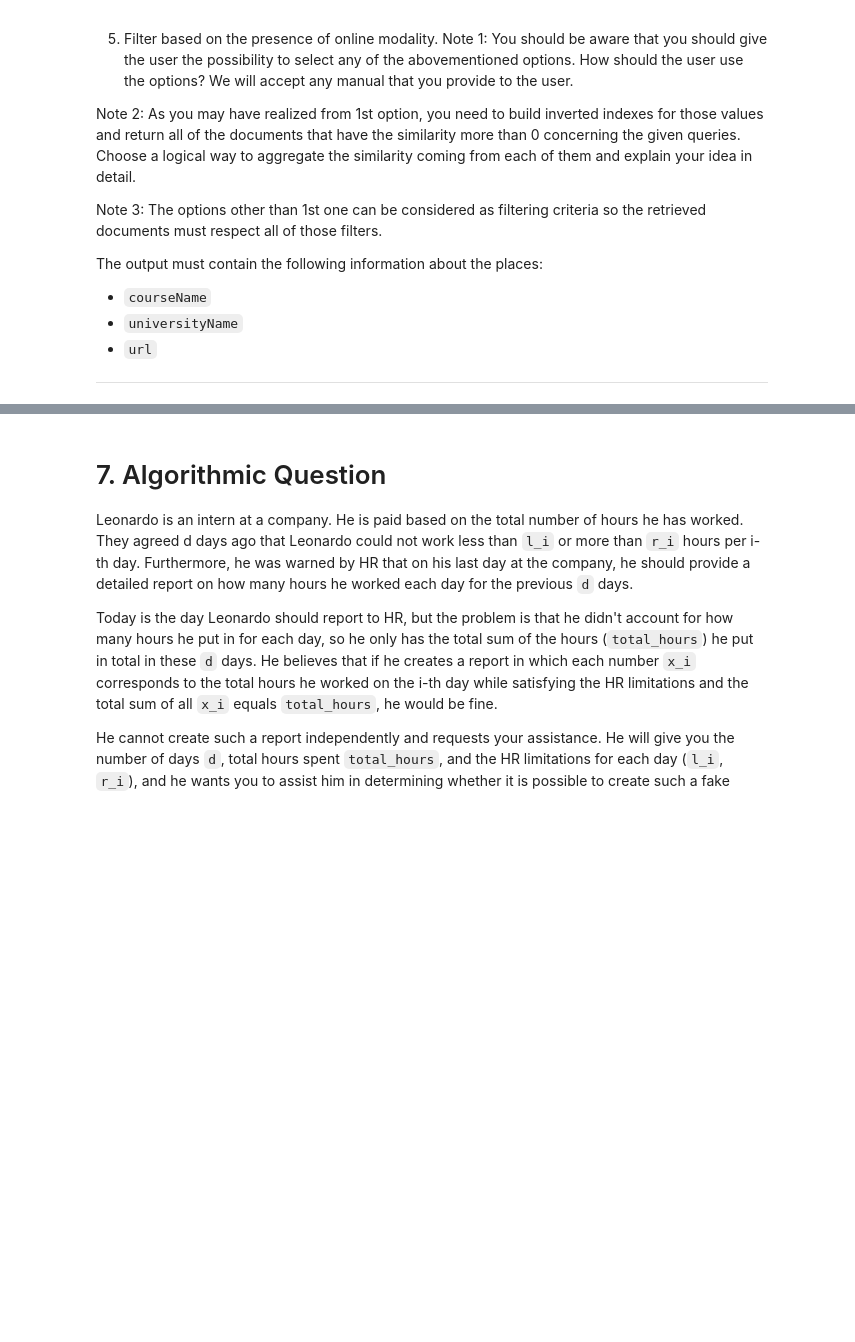
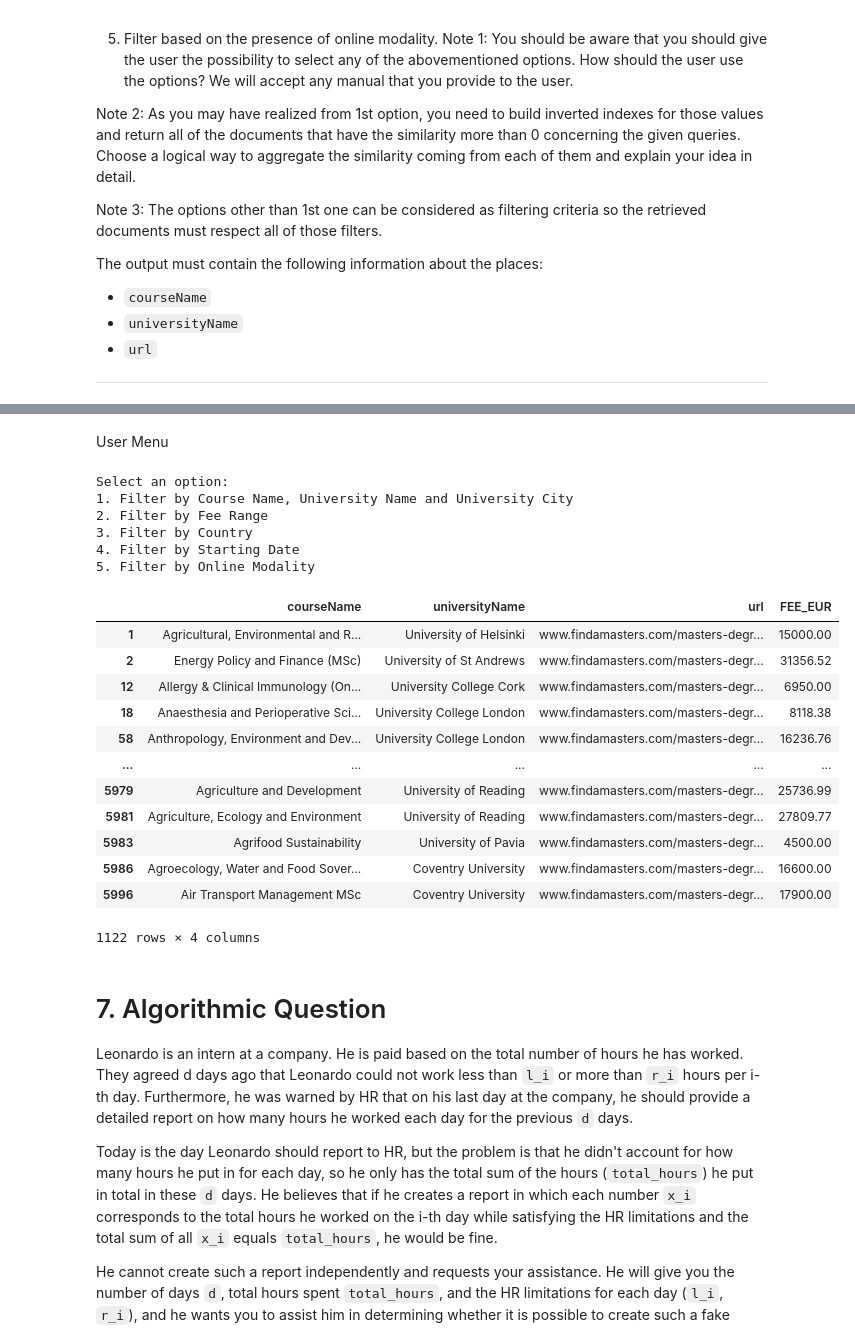
Before and after one commit to saifali03/Master-s-Degrees-from-all-over-, a Jupyter notebook: main.ipynb, the cells around one changed output, grey strips where cells are left out. Saved outputs shown, nothing was run; the diff lists cells and outputs as text; code cells hidden in the pictures; blank space fills up the shorter version.

```diff
--- a/main.ipynb
+++ b/main.ipynb
@@ -775,3 +889,59 @@ The output must contain the following information about the places:
+# %% [markdown]
+User Menu
+# %%
+print("Select an option:")
+print("1. Filter by Course Name, University Name and University City")
+print("2. Filter by Fee Range")
+print("3. Filter by Country")
+print("4. Filter by Starting Date")
+print("5. Filter by Online Modality")
+
+user_choice = input("Enter the option number: ")
+
+if user_choice == '1':
+    user_input_1 = input("Course Name:")
+    user_input_2 = input("University Name:")
+    user_input_3 = input("University City:")
+    search_1 (user_input_1,user_input_2,user_input_3, df)
+elif user_choice == '2':
+    min_fee= float(input ("Minimum Fee:"))
+    max_fee= float(input ("Maximum Fee:"))
+    app = search_2(min_fee, max_fee, df)
+    display(app)
+elif user_choice == '3':
+    user_input_countries = input("Enter a list of countries (comma-separated): ")
+    # Split the user input into a list of countries
+    selected_countries = [country.strip() for country in user_input_countries.split(',')]
+    app = search_3(selected_countries, df)
+    display(app)
+elif user_choice == '4':
+    print("Search 4 not implemented.")
+elif user_choice == '5':
+    query_modality = input("Please write Online or Offline: ")
+    app = search_5 (query_modality, df)
+    display(app)
+else:
+    print("Invalid option. Please choose a number between 1 and 5.")
+# %% [output]
+Select an option:
+1. Filter by Course Name, University Name and University City
+2. Filter by Fee Range
+3. Filter by Country
+4. Filter by Starting Date
+5. Filter by Online Modality
+|  | courseName | universityName | url | FEE_EUR |
+| 1 | Agricultural, Environmental and R... | University of Helsinki | www.findamasters.com/masters-degr... | 15000.00 |
+| 2 | Energy Policy and Finance (MSc) | University of St Andrews | www.findamasters.com/masters-degr... | 31356.52 |
+| 12 | Allergy & Clinical Immunology (On... | University College Cork | www.findamasters.com/masters-degr... | 6950.00 |
+| 18 | Anaesthesia and Perioperative Sci... | University College London | www.findamasters.com/masters-degr... | 8118.38 |
+| 58 | Anthropology, Environment and Dev... | University College London | www.findamasters.com/masters-degr... | 16236.76 |
+| ... | ... | ... | ... | ... |
+| 5979 | Agriculture and Development | University of Reading | www.findamasters.com/masters-degr... | 25736.99 |
+| 5981 | Agriculture, Ecology and Environment | University of Reading | www.findamasters.com/masters-degr... | 27809.77 |
+| 5983 | Agrifood Sustainability | University of Pavia | www.findamasters.com/masters-degr... | 4500.00 |
+| 5986 | Agroecology, Water and Food Sover... | Coventry University | www.findamasters.com/masters-degr... | 16600.00 |
+| 5996 | Air Transport Management MSc | Coventry University | www.findamasters.com/masters-degr... | 17900.00 |
+1122 rows × 4 columns
 # %% [markdown]
 # 7. Algorithmic Question
 
```
Also changed, not shown: parts of 14 cells of this notebook, 1 other file.
